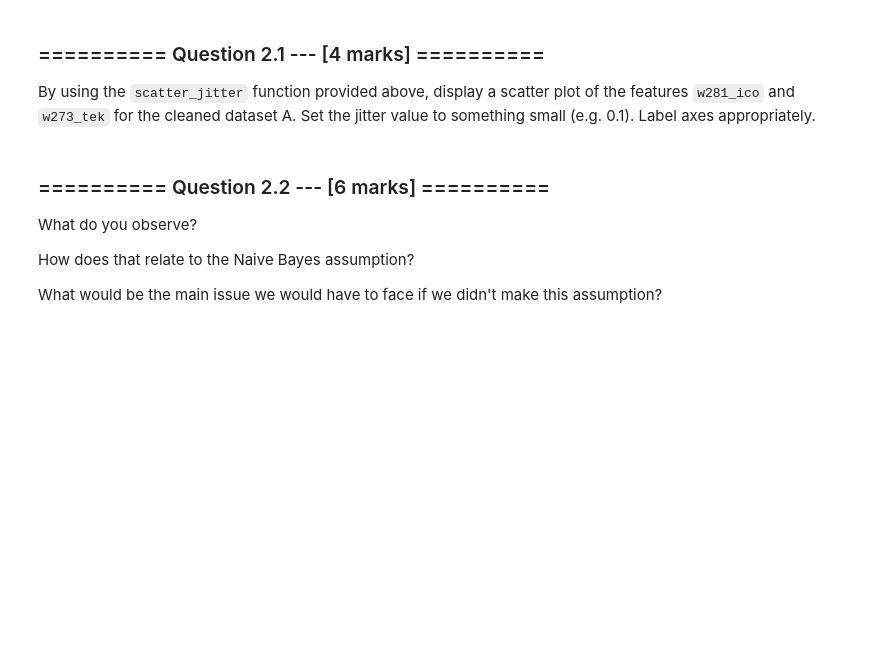
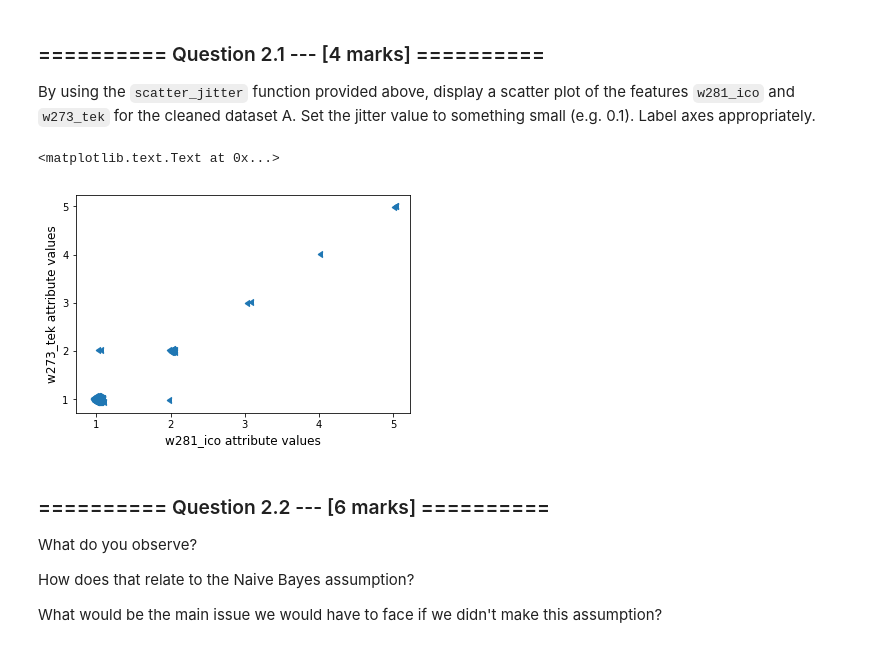
Before and after one commit to jonathondilworth/iaml2017-private-fork, a Jupyter notebook: 03_Assignment_1.ipynb, the cells around one changed output. Saved outputs shown, nothing was run; the diff lists cells and outputs as text; code cells hidden in the pictures; blank space fills up the shorter version.

```diff
--- a/03_Assignment_1.ipynb
+++ b/03_Assignment_1.ipynb
@@ -208,3 +342,12 @@ By using the `scatter_jitter` function provided above, display a scatter plot of
+# %%
+feature_one = clean_partA_data["w281_ico"]
+feature_two = clean_partA_data["w273_tek"]
+scatter_jitter(feature_one, feature_two, jitter=0.1)
+plt.xlabel('w281_ico attribute values', fontsize=12)
+plt.ylabel('w273_tek attribute values', fontsize=12)
+# %% [output]
+<matplotlib.text.Text at 0x...>
+[figure, added]
 # %% [markdown]
 ### ========== Question 2.2 --- [6 marks] ==========
 What do you observe?
```
Also changed, not shown: parts of 39 cells of this notebook, 4 other files.
